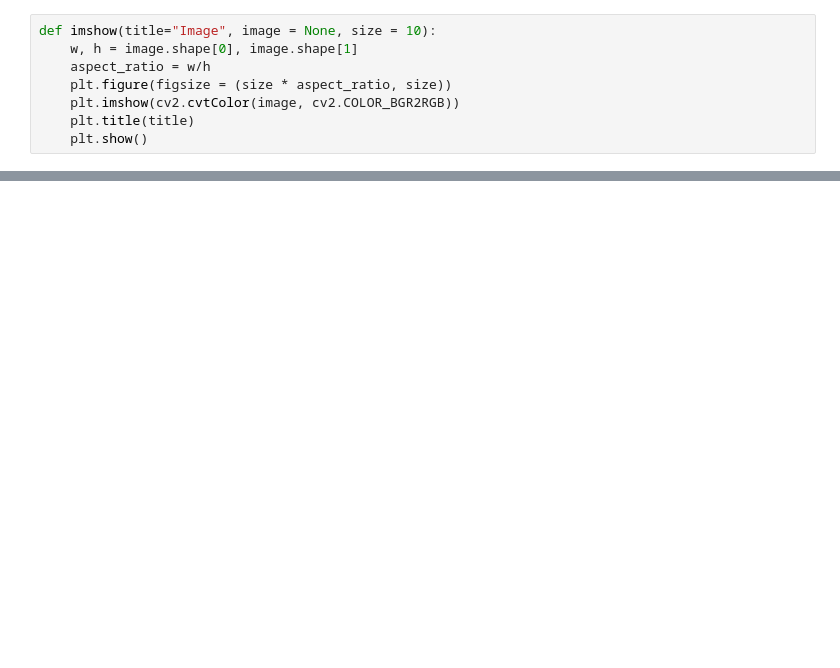
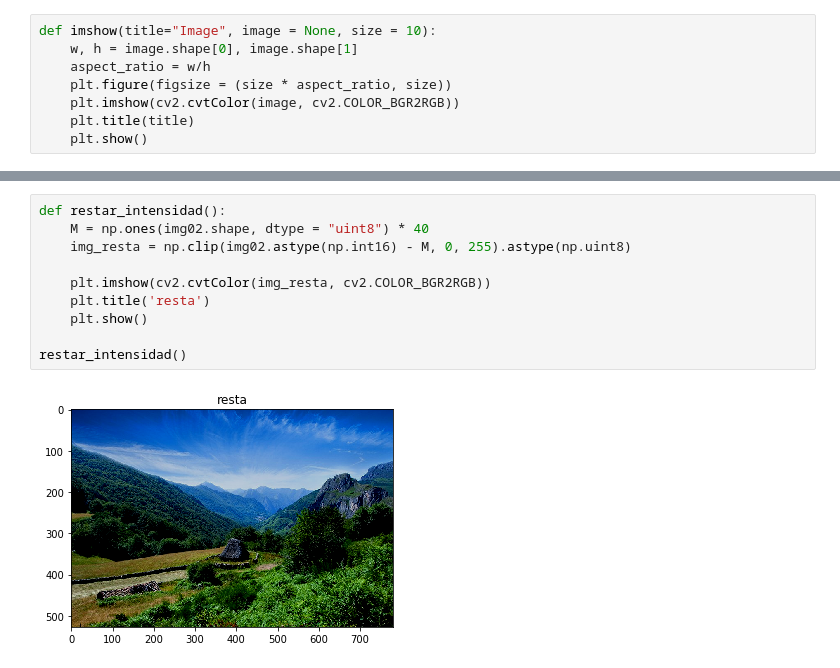
Before and after one commit to DenisFZelaya/Lab01-Computer-Vision, a Jupyter notebook: AjusteIntensidad.ipynb, the cells around one changed output, grey strips where cells are left out. Saved outputs shown, nothing was run; the diff lists cells and outputs as text; blank space fills up the shorter version.

Commit message:
Avanzando en ajustes de intensidad

```diff
--- a/AjusteIntensidad.ipynb
+++ b/AjusteIntensidad.ipynb
@@ -56,0 +110,12 @@ invert_color()
+# %%
+def restar_intensidad():
+    M = np.ones(img02.shape, dtype = "uint8") * 40
+    img_resta = np.clip(img02.astype(np.int16) - M, 0, 255).astype(np.uint8)
+
+    plt.imshow(cv2.cvtColor(img_resta, cv2.COLOR_BGR2RGB))
+    plt.title('resta')
+    plt.show()
+
+restar_intensidad()
+# %% [output]
+[figure, added]
```
Also changed, not shown: parts of 14 cells of this notebook, 12 other files.
